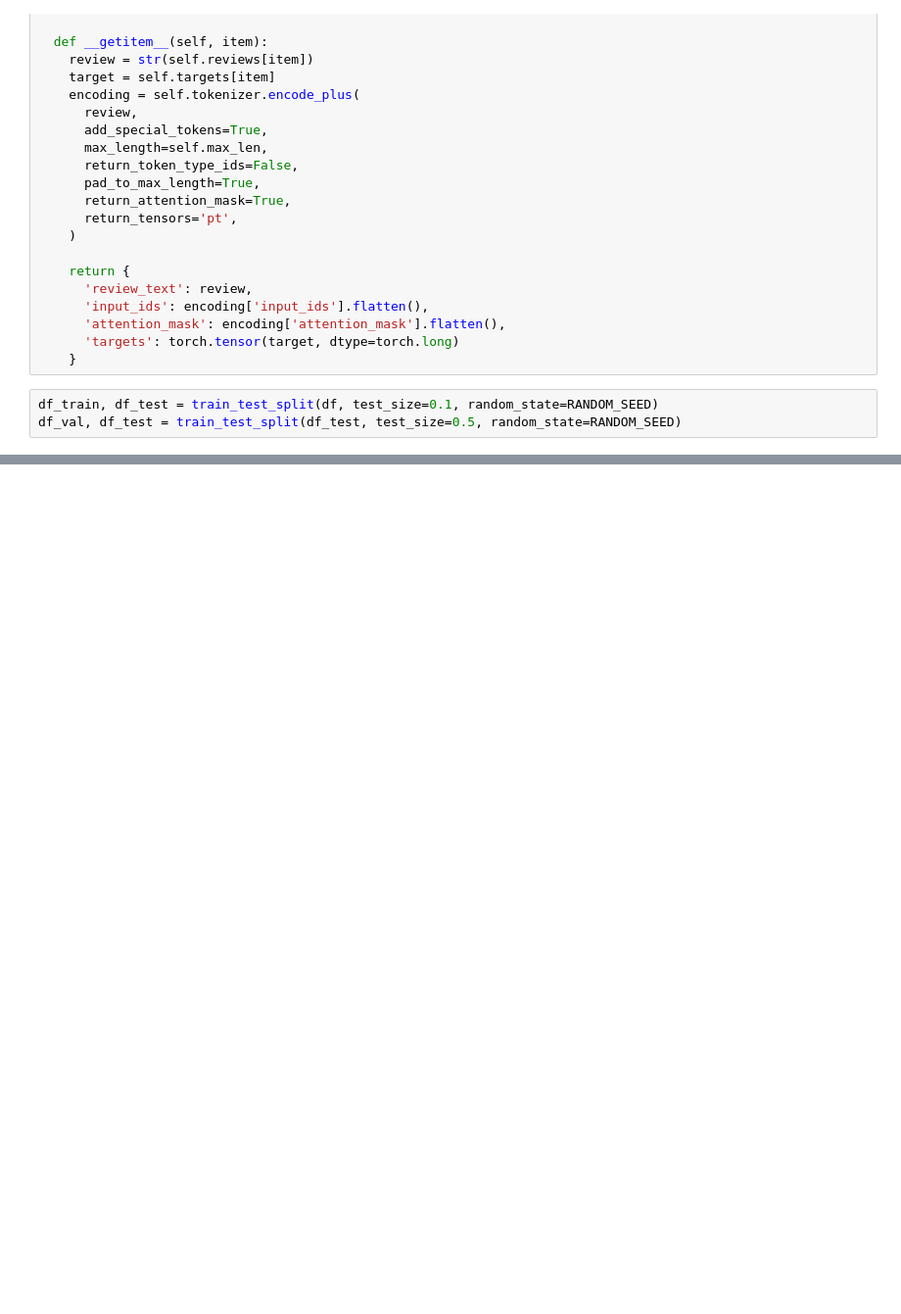
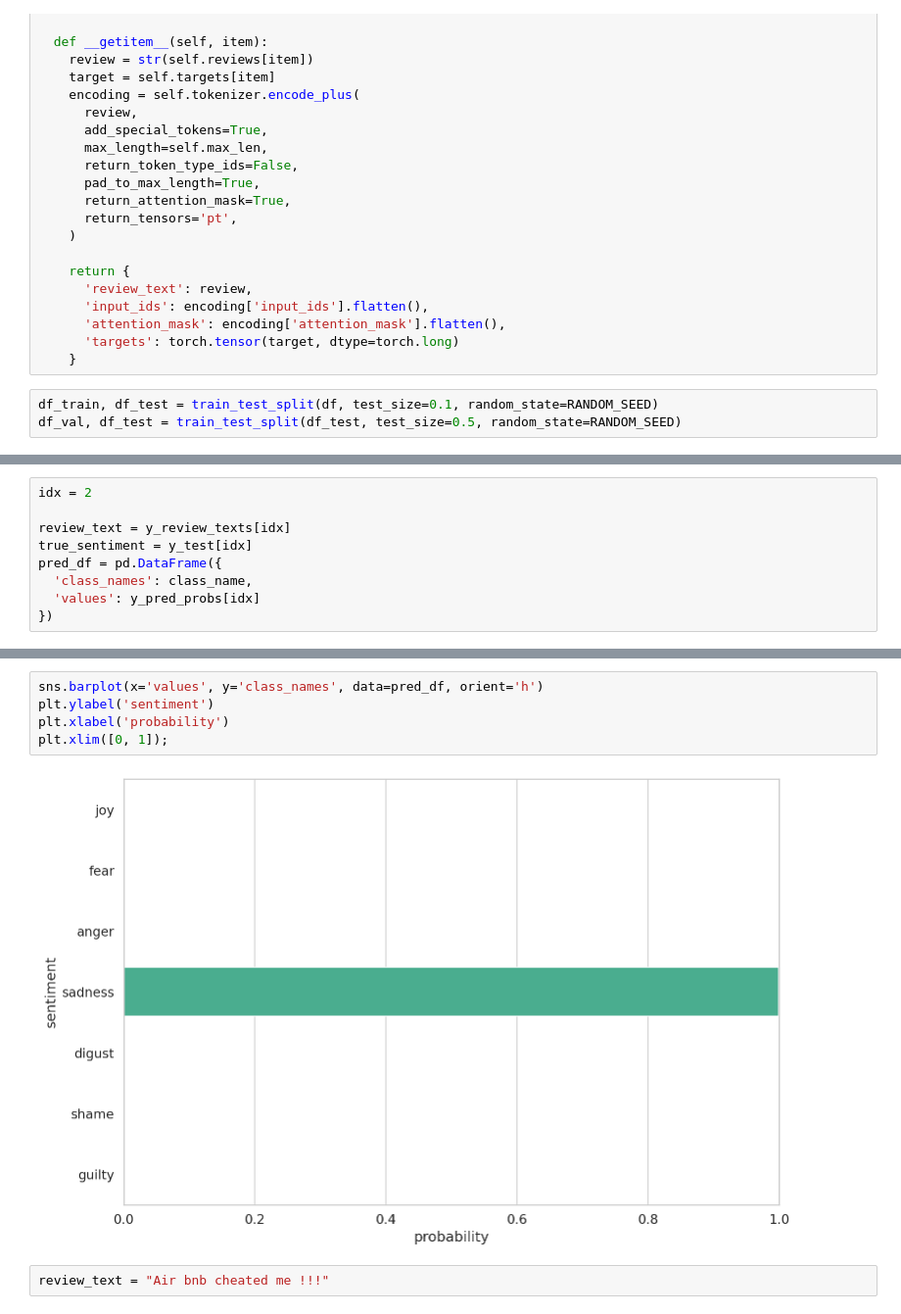
Before and after one commit to tushar1210/Emotional-Anlaysis-BERT, a Jupyter notebook: BERT.ipynb, the cells around one changed output, grey strips where cells are left out. Shown at 98% size. Drawn from its saved outputs; the diff is of its cells as text; blank space fills up the shorter version.

```diff
--- a/BERT.ipynb
+++ b/BERT.ipynb
@@ -267,0 +606,9 @@ AttributeError: ignored
+# %%
+idx = 2
+
+review_text = y_review_texts[idx]
+true_sentiment = y_test[idx]
+pred_df = pd.DataFrame({
+  'class_names': class_name,
+  'values': y_pred_probs[idx]
+})
@@ -267,0 +624,9 @@ AttributeError: ignored
+# %%
+sns.barplot(x='values', y='class_names', data=pred_df, orient='h')
+plt.ylabel('sentiment')
+plt.xlabel('probability')
+plt.xlim([0, 1]);
+# %% [output]
+[figure, added]
+# %%
+review_text = "Air bnb cheated me !!!"
```
Also changed, not shown: parts of 37 cells of this notebook.
